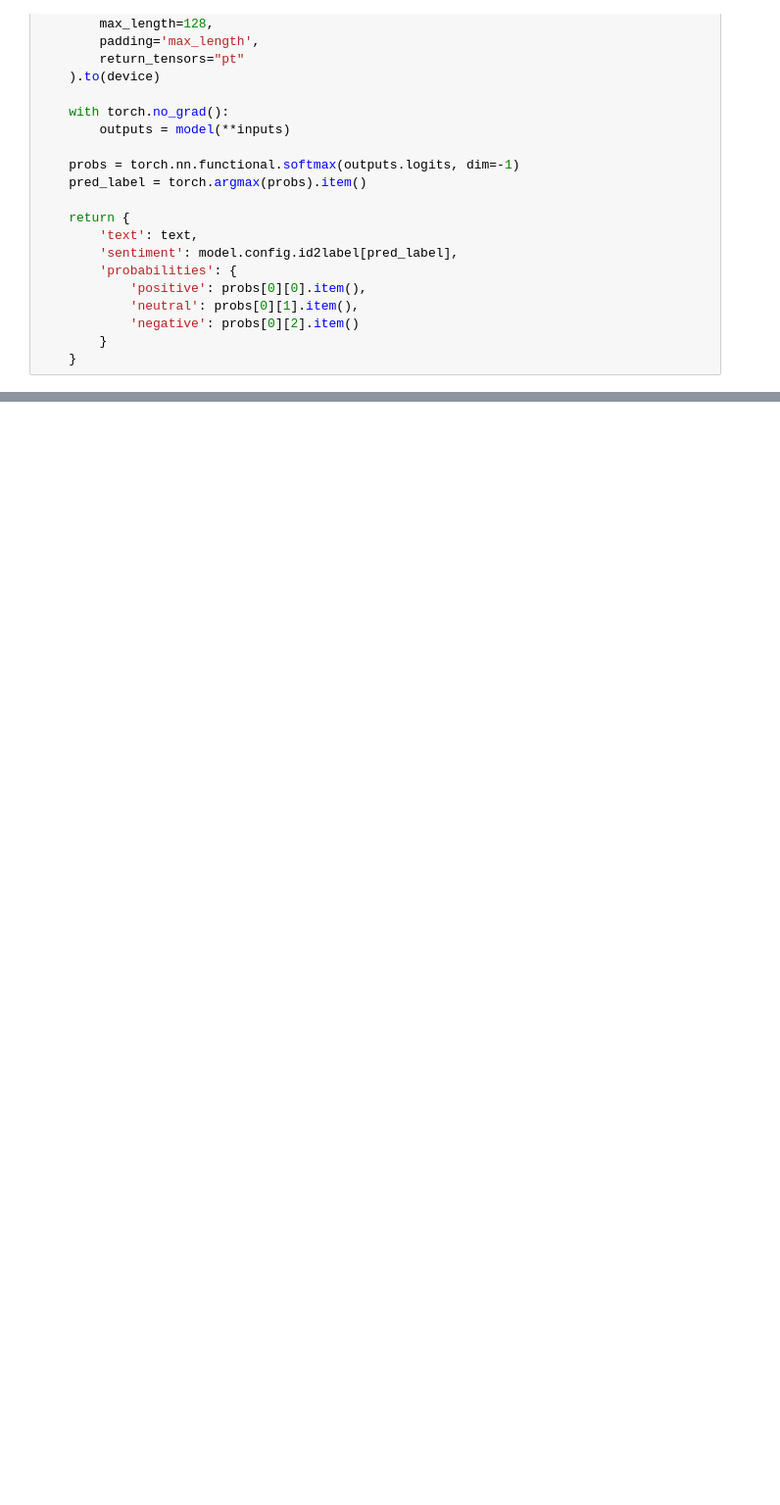
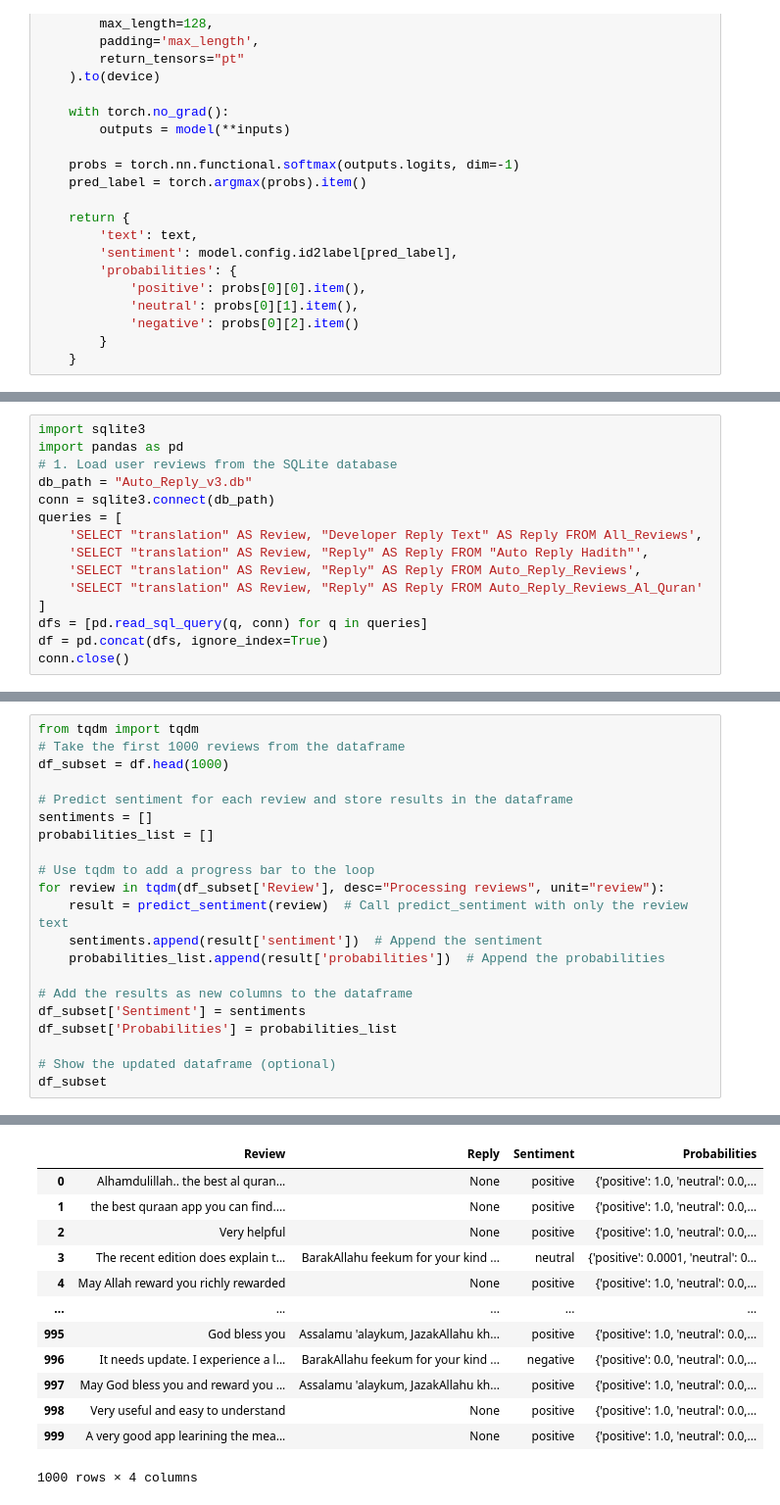
Before and after one commit to TahlilMahfuz/RAG_Implementation, a Jupyter notebook: finetuneRoberta.ipynb, the cells around one changed output, grey strips where cells are left out. Shown at 98% size. Saved outputs shown, nothing was run; the diff lists cells and outputs as text; blank space fills up the shorter version.

```diff
--- a/finetuneRoberta.ipynb
+++ b/finetuneRoberta.ipynb
@@ -635,0 +608,15 @@ print(f"Probabilities: {result['probabilities']}")
+# %%
+import sqlite3
+import pandas as pd
+# 1. Load user reviews from the SQLite database
+db_path = "Auto_Reply_v3.db"
+conn = sqlite3.connect(db_path)
+queries = [
+    'SELECT "translation" AS Review, "Developer Reply Text" AS Reply FROM All_Reviews',
+    'SELECT "translation" AS Review, "Reply" AS Reply FROM "Auto Reply Hadith"',
+    'SELECT "translation" AS Review, "Reply" AS Reply FROM Auto_Reply_Reviews',
+    'SELECT "translation" AS Review, "Reply" AS Reply FROM Auto_Reply_Reviews_Al_Quran'
+]
+dfs = [pd.read_sql_query(q, conn) for q in queries]
+df = pd.concat(dfs, ignore_index=True)
+conn.close()
@@ -635,0 +639,22 @@ print(f"Probabilities: {result['probabilities']}")
+# %%
+from tqdm import tqdm
+# Take the first 1000 reviews from the dataframe
+df_subset = df.head(1000)
+
+# Predict sentiment for each review and store results in the dataframe
+sentiments = []
+probabilities_list = []
+
+# Use tqdm to add a progress bar to the loop
+for review in tqdm(df_subset['Review'], desc="Processing reviews", unit="review"):
+    result = predict_sentiment(review)  # Call predict_sentiment with only the review text
+    sentiments.append(result['sentiment'])  # Append the sentiment
+    probabilities_list.append(result['probabilities'])  # Append the probabilities
+
+# Add the results as new columns to the dataframe
+df_subset['Sentiment'] = sentiments
+df_subset['Probabilities'] = probabilities_list
+
+# Show the updated dataframe (optional)
+df_subset
+# %% [output]
@@ -635,0 +678,13 @@ print(f"Probabilities: {result['probabilities']}")
+|  | Review | Reply | Sentiment | Probabilities |
+| 0 | Alhamdulillah.. the best al quran... | None | positive | {'positive': 1.0, 'neutral': 0.0,... |
+| 1 | the best quraan app you can find.... | None | positive | {'positive': 1.0, 'neutral': 0.0,... |
+| 2 | Very helpful | None | positive | {'positive': 1.0, 'neutral': 0.0,... |
+| 3 | The recent edition does explain t... | BarakAllahu feekum for your kind ... | neutral | {'positive': 0.0001, 'neutral': 0... |
+| 4 | May Allah reward you richly rewarded | None | positive | {'positive': 1.0, 'neutral': 0.0,... |
+| ... | ... | ... | ... | ... |
+| 995 | God bless you | Assalamu 'alaykum, JazakAllahu kh... | positive | {'positive': 1.0, 'neutral': 0.0,... |
+| 996 | It needs update. I experience a l... | BarakAllahu feekum for your kind ... | negative | {'positive': 0.0, 'neutral': 0.0,... |
+| 997 | May God bless you and reward you ... | Assalamu 'alaykum, JazakAllahu kh... | positive | {'positive': 1.0, 'neutral': 0.0,... |
+| 998 | Very useful and easy to understand | None | positive | {'positive': 1.0, 'neutral': 0.0,... |
+| 999 | A very good app learining the mea... | None | positive | {'positive': 1.0, 'neutral': 0.0,... |
+1000 rows × 4 columns
```
Also changed, not shown: parts of 18 cells of this notebook, 1 other file.
